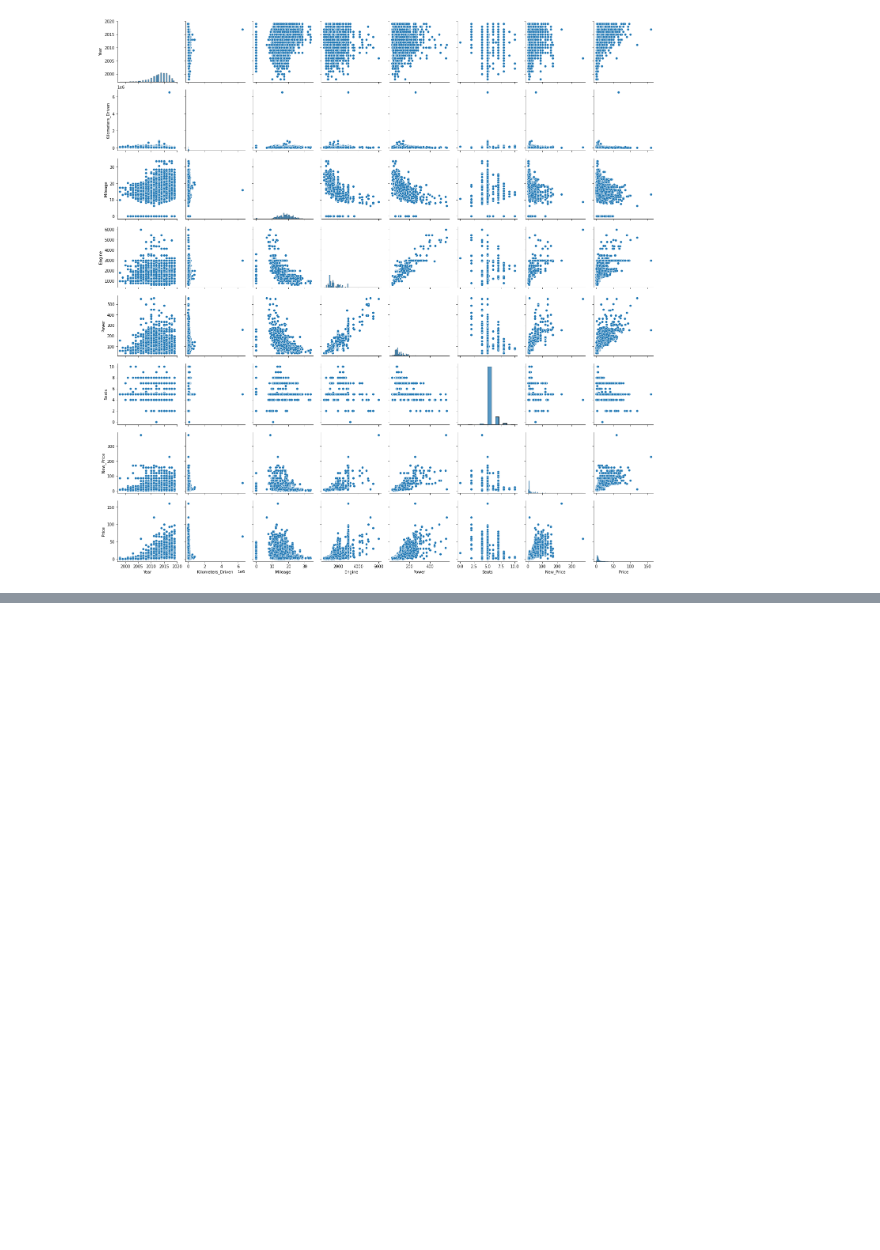
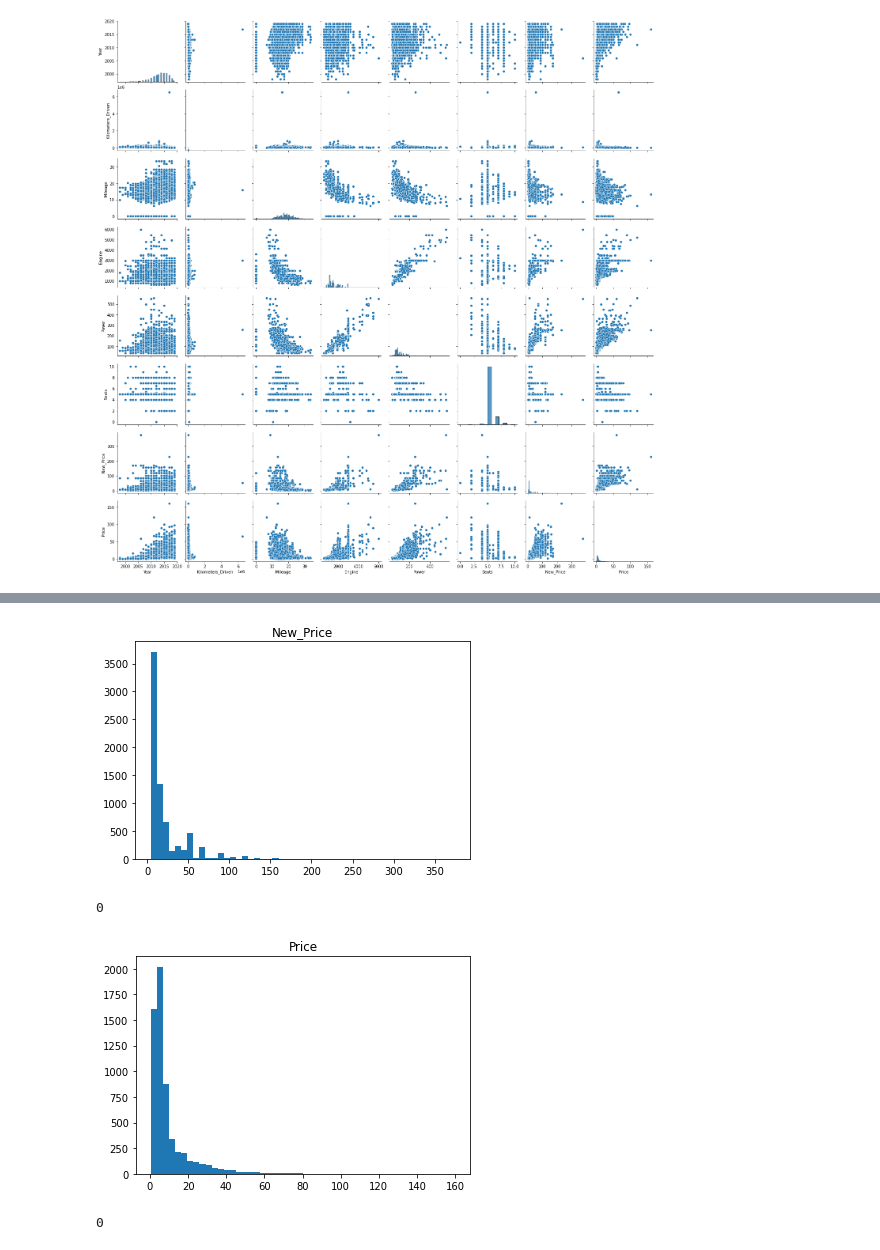
Before and after one commit to Isaac009/PGP-AIML, a Jupyter notebook: LR/Project/CarProject.ipynb, the cells around one changed output, grey strips where cells are left out. Cells and saved outputs as stored; diff of their text form; code cells hidden in the pictures; blank space fills up the shorter version.

```diff
--- a/LR/Project/CarProject.ipynb
+++ b/LR/Project/CarProject.ipynb
@@ -748,0 +761,12 @@ for cat_var in cat_vars:
+# %%
+cols_to_log = ['New_Price', 'Price']
+for colname in cols_to_log:
+    plt.hist(data[colname], bins=50)
+    plt.title(colname)
+    plt.show()
+    print(np.sum(data[colname] <= 0))
+# %% [output]
+[figure, added]
+0
+[figure, added]
+0
```
Also changed, not shown: parts of 22 cells of this notebook, 1 other file.
